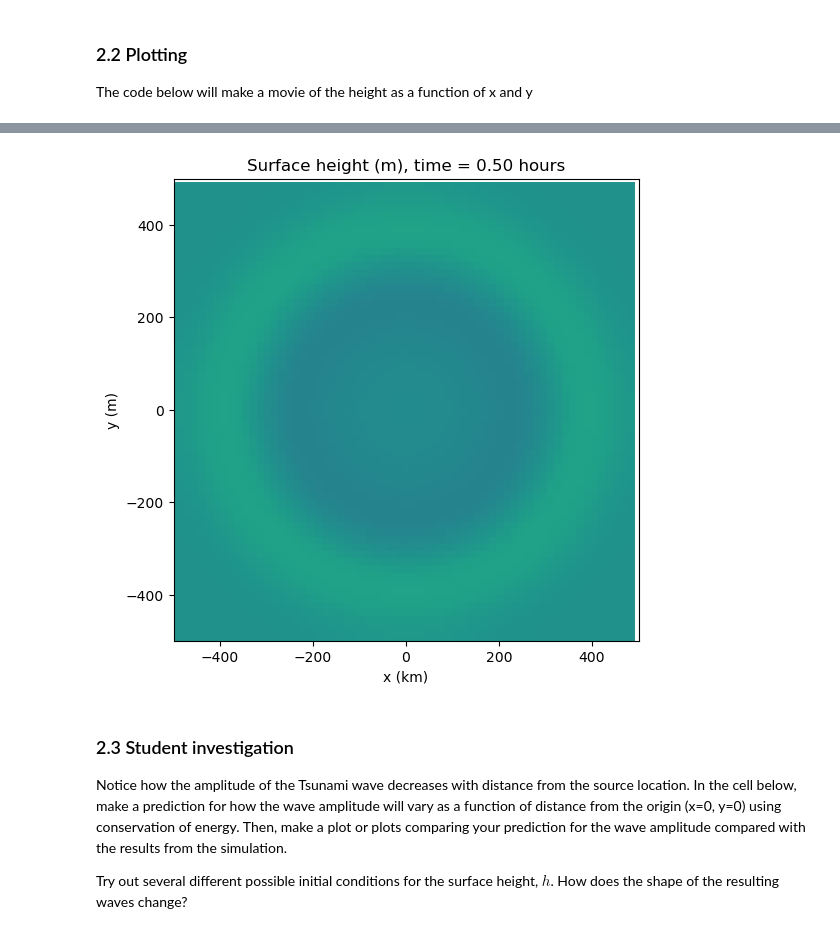
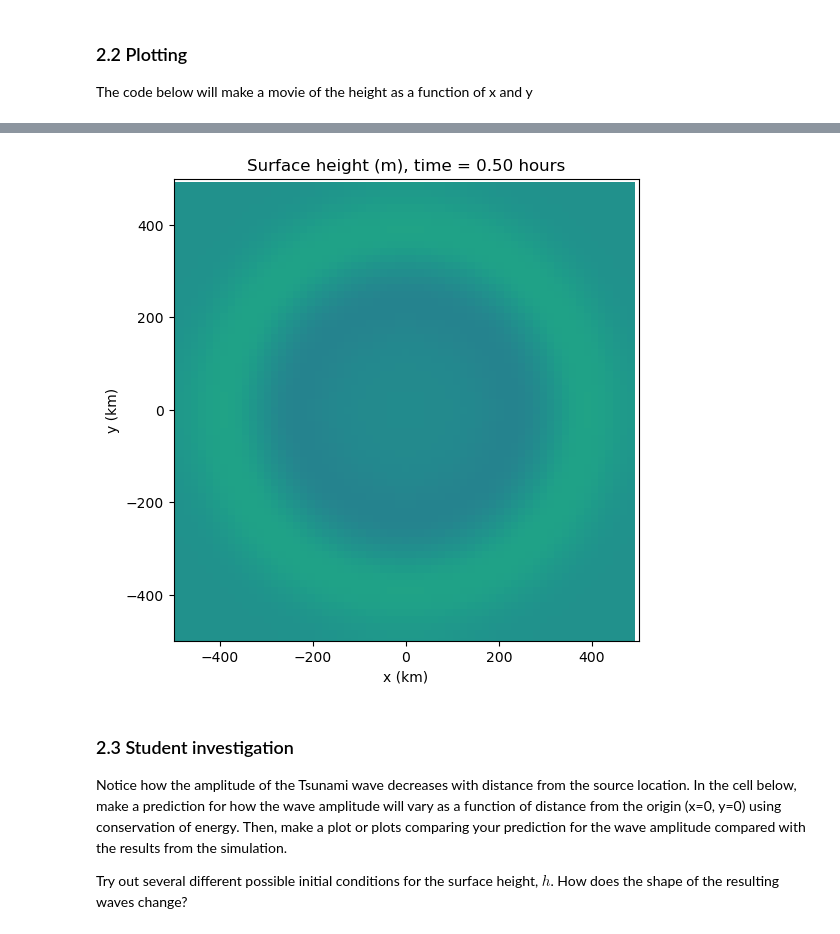
Before and after one commit to Sam0fc/QCES, a Jupyter notebook: Project3_tsunami.ipynb, the cells around one changed output, grey strips where cells are left out. Drawn from its saved outputs; the diff is of its cells as text; code cells hidden in the pictures.

```diff
--- a/Project3_tsunami.ipynb
+++ b/Project3_tsunami.ipynb
@@ -441,7 +447,7 @@ def drawframe(n):
     plt.xlim((-Lx/2 / (1*kilometer),Lx/2 / (1*kilometer)))
     plt.ylim((-Ly/2 / (1*kilometer),Ly/2 / (1*kilometer)))
     plt.xlabel('x (km)')
-    plt.ylabel('y (m)')
+    plt.ylabel('y (km)')
     plt.title('Surface height (m), time = {0:.2f} hours'.format(t_save[n]/(1*hour)))
     return (height,)
 
@@ -457,5 +463,5 @@ HTML(anim.to_html5_video())
 [interactive output not drawn]
-[figure, old version]
+[figure, new version]
 # %% [markdown]
 ### 2.3 Student investigation
 <a id='section2pt3'></a>
```
Also changed, not shown: parts of 25 cells of this notebook, 4 other files.
